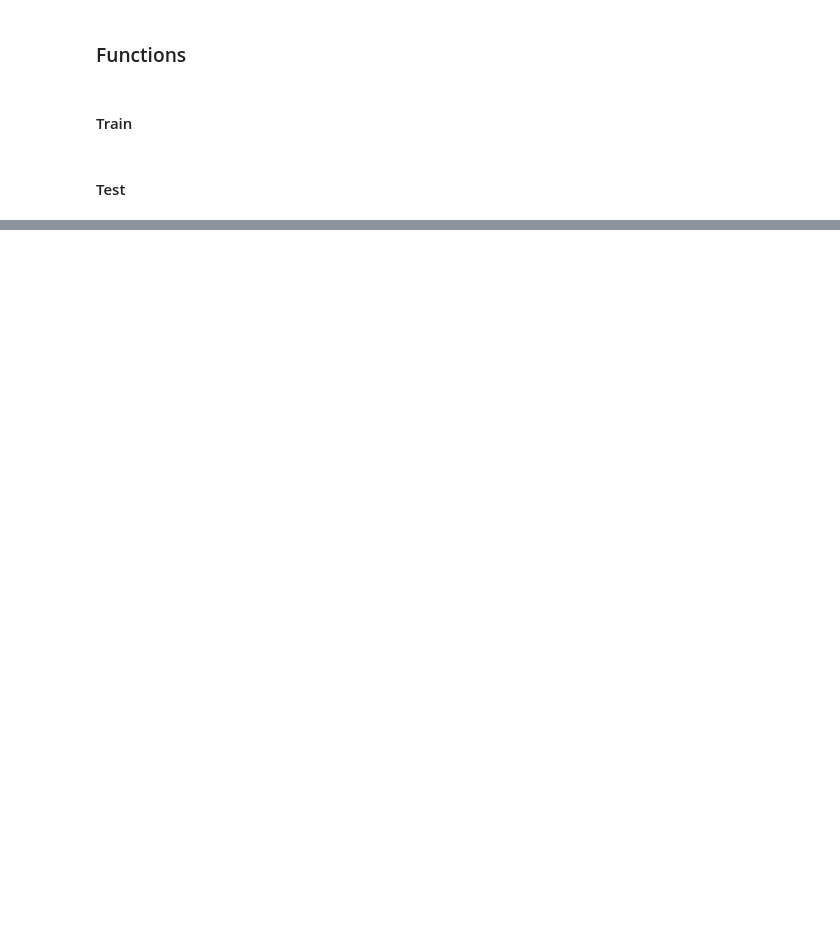
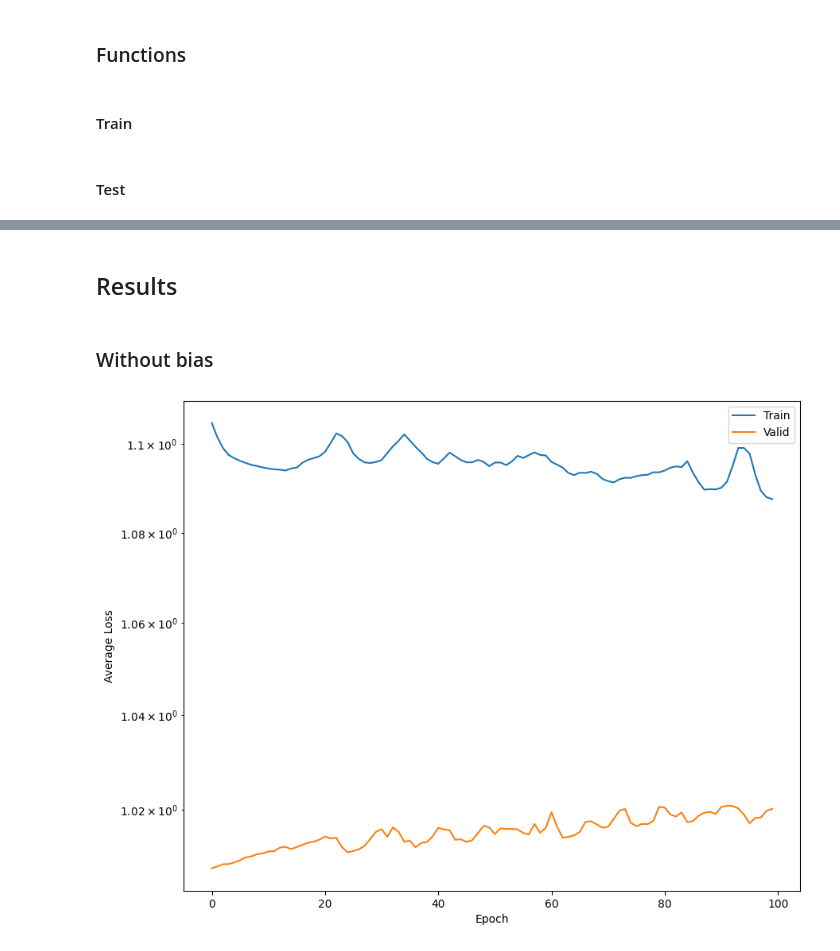
Before and after one commit to bluterplay/OctavoSemestre, a Jupyter notebook: MineriaDatos/Proyecto/Untitled.ipynb, the cells around one changed output, grey strips where cells are left out. Saved outputs shown, nothing was run; the diff lists cells and outputs as text; code cells hidden in the pictures; blank space fills up the shorter version.

```diff
--- a/MineriaDatos/Proyecto/Untitled.ipynb
+++ b/MineriaDatos/Proyecto/Untitled.ipynb
@@ -68,10 +75,7 @@ m=len(train)
 # %%
 train_data, test_data = random_split(train, [int(m-m*0.2), int(m*0.2)+1])
 # %%
-batch_size=25
+batch_size=32
 
 train_loader = torch.utils.data.DataLoader(train_data, batch_size=batch_size)
 test_loader = torch.utils.data.DataLoader(test_data, batch_size=batch_size,shuffle=True)
-# %%
-for text, _ in train_loader:
-    print(text.dtype)
@@ -133,11 +119,11 @@ class Encoder(nn.Module):
 
 ### Linear section
         self.encoder_lin = nn.Sequential(
-            nn.Linear(fc2_input_dim, 128),
+            nn.Linear(fc2_input_dim, 128, bias=False),
             nn.ReLU(True),
-            nn.Linear(128,64),
+            nn.Linear(128,64, bias= False),
             nn.ReLU(True),
-            nn.Linear(64, encoded_space_dim)
+            nn.Linear(64, encoded_space_dim, bias= False)
         )
 
     def forward(self, x):
@@ -150,11 +136,11 @@ class Decoder(nn.Module):
     def __init__(self, encoded_space_dim,fc2_input_dim):
         super().__init__()
         self.decoder_lin = nn.Sequential(
-            nn.Linear(encoded_space_dim, 64),
+            nn.Linear(encoded_space_dim, 64, bias= False),
             nn.ReLU(True),
-            nn.Linear(64, 128),
+            nn.Linear(64, 128, bias= False),
             nn.ReLU(True),
-            nn.Linear(128,fc2_input_dim)
+            nn.Linear(128,fc2_input_dim, bias= False)
 
         )
 
@@ -276,5 +264,5 @@ def test_epoch(encoder, decoder, device, dataloader, loss_fn):
 # %%
-num_epochs = 30
+num_epochs = 100
 diz_loss = {'train_loss':[],'val_loss':[]}
 for epoch in range(num_epochs):
     train_loss =train_epoch(encoder,decoder,device,
@@ -287,0 +292,17 @@ AttributeError: module 'torch.optim' has no attribute 'zero_grad'
+# %% [markdown]
+## Results
+# %% [markdown]
+### Without bias
+# %%
+# Plot losses
+plt.figure(figsize=(10,8))
+plt.semilogy(diz_loss['train_loss'], label='Train')
+plt.semilogy(diz_loss['val_loss'], label='Valid')
+plt.xlabel('Epoch')
+plt.ylabel('Average Loss')
+#plt.grid()
+plt.legend()
+#plt.title('loss')
+plt.show()
+# %% [output]
+[figure, added]
```
Also changed, not shown: parts of 18 cells of this notebook, 40 other files.
